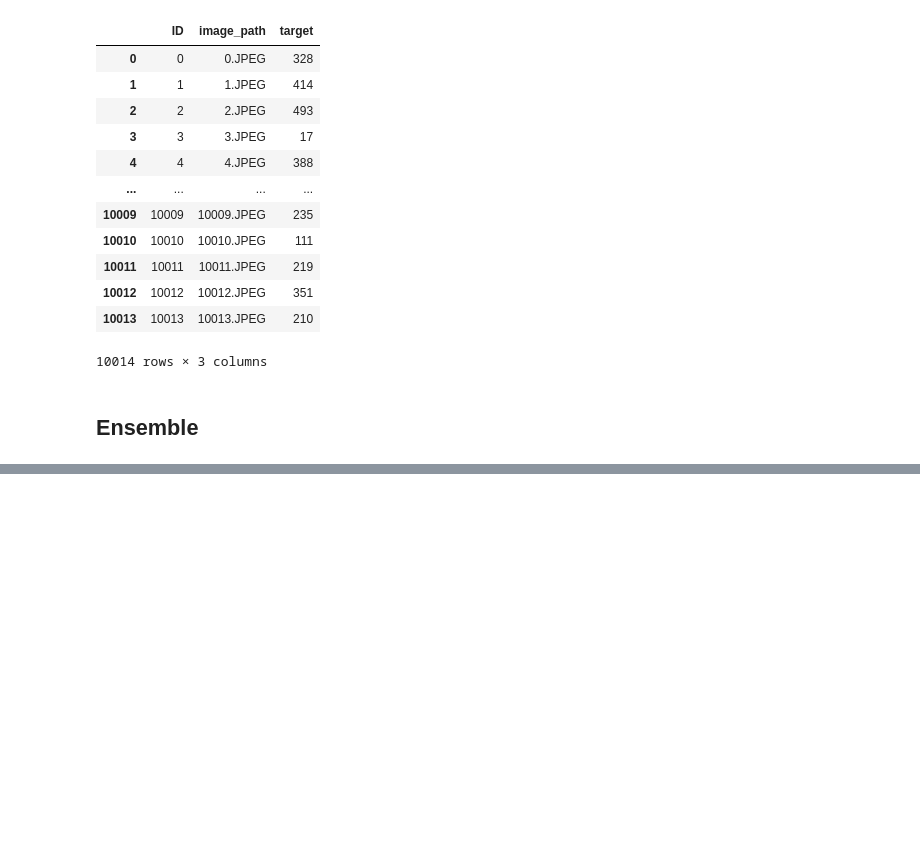
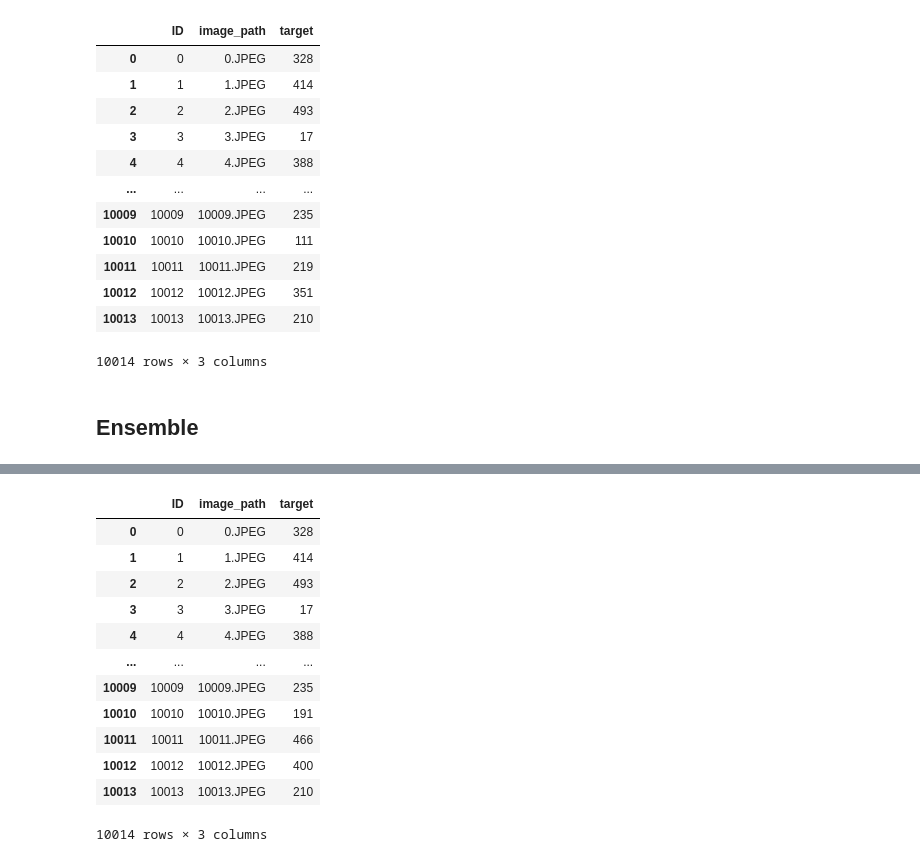
Before and after one commit to boostcampaitech7/level1-imageclassification-cv-11, a Jupyter notebook: seungsoo_code.ipynb, the cells around one changed output, grey strips where cells are left out. Drawn from its saved outputs; the diff is of its cells as text; code cells hidden in the pictures; blank space fills up the shorter version.

Commit message:
seungsoo_code_with_ensemble

```diff
--- a/seungsoo_code.ipynb
+++ b/seungsoo_code.ipynb
@@ -815,0 +858,16 @@ test_info.to_csv("./submissions/ensemble_test_.csv", index=False)
+# %%
+pd.read_csv('../submissions/ensemble_test_nf_ca_eff_res.csv')
+# %% [output]
+|  | ID | image_path | target |
+| 0 | 0 | 0.JPEG | 328 |
+| 1 | 1 | 1.JPEG | 414 |
+| 2 | 2 | 2.JPEG | 493 |
+| 3 | 3 | 3.JPEG | 17 |
+| 4 | 4 | 4.JPEG | 388 |
+| ... | ... | ... | ... |
+| 10009 | 10009 | 10009.JPEG | 235 |
+| 10010 | 10010 | 10010.JPEG | 191 |
+| 10011 | 10011 | 10011.JPEG | 466 |
+| 10012 | 10012 | 10012.JPEG | 400 |
+| 10013 | 10013 | 10013.JPEG | 210 |
+10014 rows × 3 columns
```
Also changed, not shown: parts of 9 cells of this notebook.
